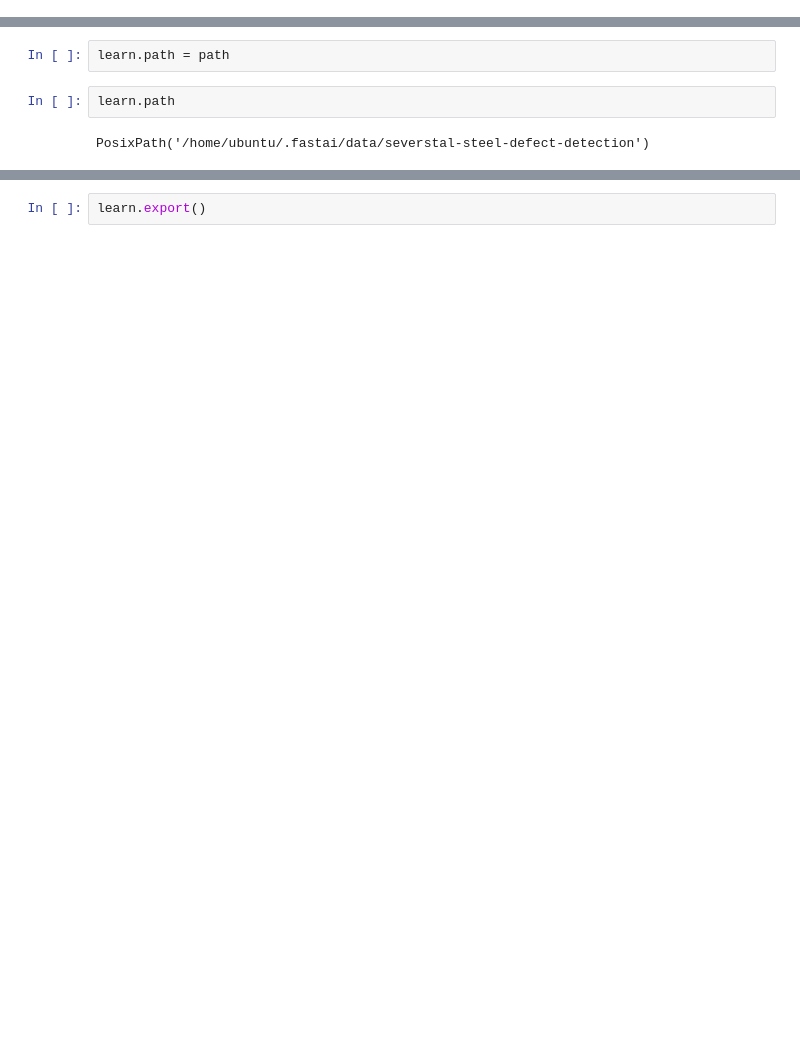
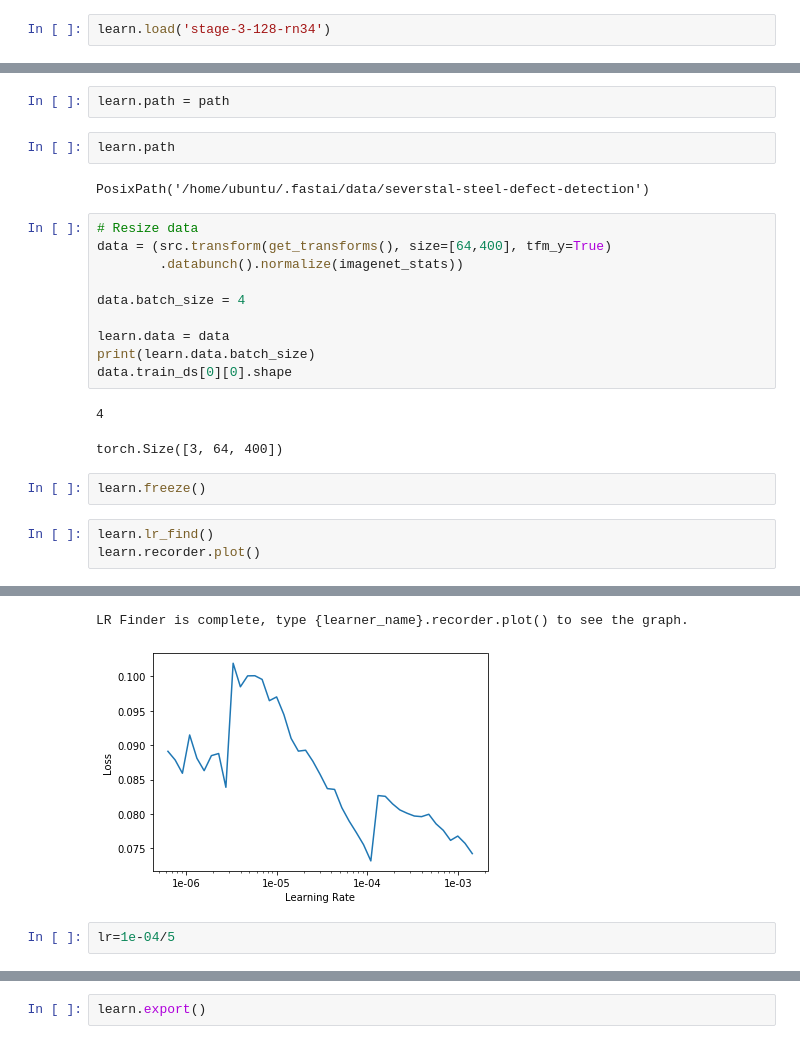
Before and after one commit to alistairwgillespie/ds_scribbles, a Jupyter notebook: kaggle_severstal.ipynb, the cells around one changed output, grey strips where cells are left out. Cells and saved outputs as stored; diff of their text form; blank space fills up the shorter version.

```diff
--- a/kaggle_severstal.ipynb
+++ b/kaggle_severstal.ipynb
@@ -316,3 +312,5 @@ learn.recorder.plot_losses()
 [figure]
 # %%
 learn.save('stage-3-128-rn34')
+# %%
+learn.load('stage-3-128-rn34')
@@ -322,3 +338,22 @@ learn.path = path
 learn.path
 # %% [output]
 PosixPath('/home/ubuntu/.fastai/data/severstal-steel-defect-detection')
+# %%
+# Resize data
+data = (src.transform(get_transforms(), size=[64,400], tfm_y=True)
+        .databunch().normalize(imagenet_stats))
+
+data.batch_size = 4
+
+learn.data = data
+print(learn.data.batch_size)
+data.train_ds[0][0].shape
+# %% [output]
+4
+torch.Size([3, 64, 400])
+# %%
+learn.freeze()
+# %%
+learn.lr_find()
+learn.recorder.plot()
+# %% [output]
@@ -324,0 +361,4 @@ PosixPath('/home/ubuntu/.fastai/data/severstal-steel-defect-detection')
+LR Finder is complete, type {learner_name}.recorder.plot() to see the graph.
+[figure, added]
+# %%
+lr=1e-04/5
```
Also changed, not shown: parts of 10 cells of this notebook.
